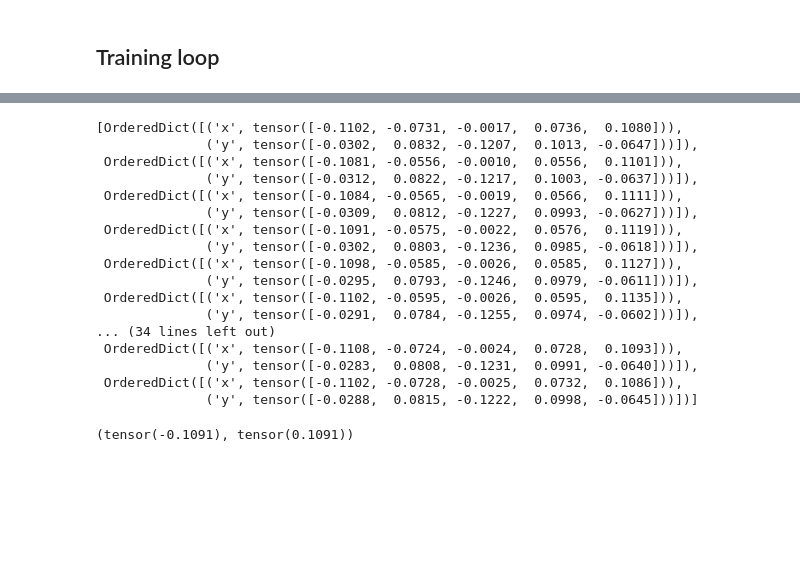
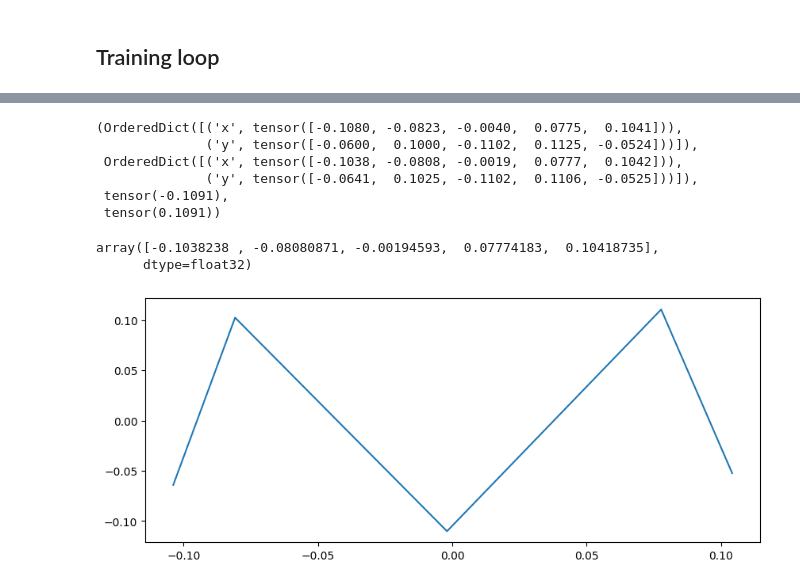
Before and after one commit to sjamthe/customNNexperiments, a Jupyter notebook: SegmentNet-v5.ipynb, the cells around one changed output, grey strips where cells are left out. Cells and saved outputs as stored; diff of their text form; code cells hidden in the pictures; blank space fills up the shorter version.

```diff
--- a/SegmentNet-v5.ipynb
+++ b/SegmentNet-v5.ipynb
@@ -461,24 +441,18 @@ graph.render("model_segment_v4_graph")
 # %%
-model_params
+model_params[-10],model_params[-1],x.min(), x.max()
 # %% [output]
-[OrderedDict([('x', tensor([-0.1102, -0.0731, -0.0017,  0.0736,  0.1080])),
-              ('y', tensor([-0.0302,  0.0832, -0.1207,  0.1013, -0.0647]))]),
- OrderedDict([('x', tensor([-0.1081, -0.0556, -0.0010,  0.0556,  0.1101])),
-              ('y', tensor([-0.0312,  0.0822, -0.1217,  0.1003, -0.0637]))]),
- OrderedDict([('x', tensor([-0.1084, -0.0565, -0.0019,  0.0566,  0.1111])),
-              ('y', tensor([-0.0309,  0.0812, -0.1227,  0.0993, -0.0627]))]),
- OrderedDict([('x', tensor([-0.1091, -0.0575, -0.0022,  0.0576,  0.1119])),
-              ('y', tensor([-0.0302,  0.0803, -0.1236,  0.0985, -0.0618]))]),
- OrderedDict([('x', tensor([-0.1098, -0.0585, -0.0026,  0.0585,  0.1127])),
-              ('y', tensor([-0.0295,  0.0793, -0.1246,  0.0979, -0.0611]))]),
- OrderedDict([('x', tensor([-0.1102, -0.0595, -0.0026,  0.0595,  0.1135])),
-              ('y', tensor([-0.0291,  0.0784, -0.1255,  0.0974, -0.0602]))]),
-... (34 lines left out)
- OrderedDict([('x', tensor([-0.1108, -0.0724, -0.0024,  0.0728,  0.1093])),
-              ('y', tensor([-0.0283,  0.0808, -0.1231,  0.0991, -0.0640]))]),
- OrderedDict([('x', tensor([-0.1102, -0.0728, -0.0025,  0.0732,  0.1086])),
-              ('y', tensor([-0.0288,  0.0815, -0.1222,  0.0998, -0.0645]))])]
+(OrderedDict([('x', tensor([-0.1080, -0.0823, -0.0040,  0.0775,  0.1041])),
+              ('y', tensor([-0.0600,  0.1000, -0.1102,  0.1125, -0.0524]))]),
+ OrderedDict([('x', tensor([-0.1038, -0.0808, -0.0019,  0.0777,  0.1042])),
+              ('y', tensor([-0.0641,  0.1025, -0.1102,  0.1106, -0.0525]))]),
+ tensor(-0.1091),
+ tensor(0.1091))
-# %%
-x.min(),x.max()
-# %% [output]
-(tensor(-0.1091), tensor(0.1091))
+# %%
+model_params[-1]['x'].numpy()
+# %% [output]
+array([-0.1038238 , -0.08080871, -0.00194593,  0.07774183,  0.10418735],
+      dtype=float32)
+# %%
+a = plt.plot(model_params[-1]['x'],model_params[-1]['y'])
+# %% [output]
+[figure, added]
```
Also changed, not shown: parts of 10 cells of this notebook.
